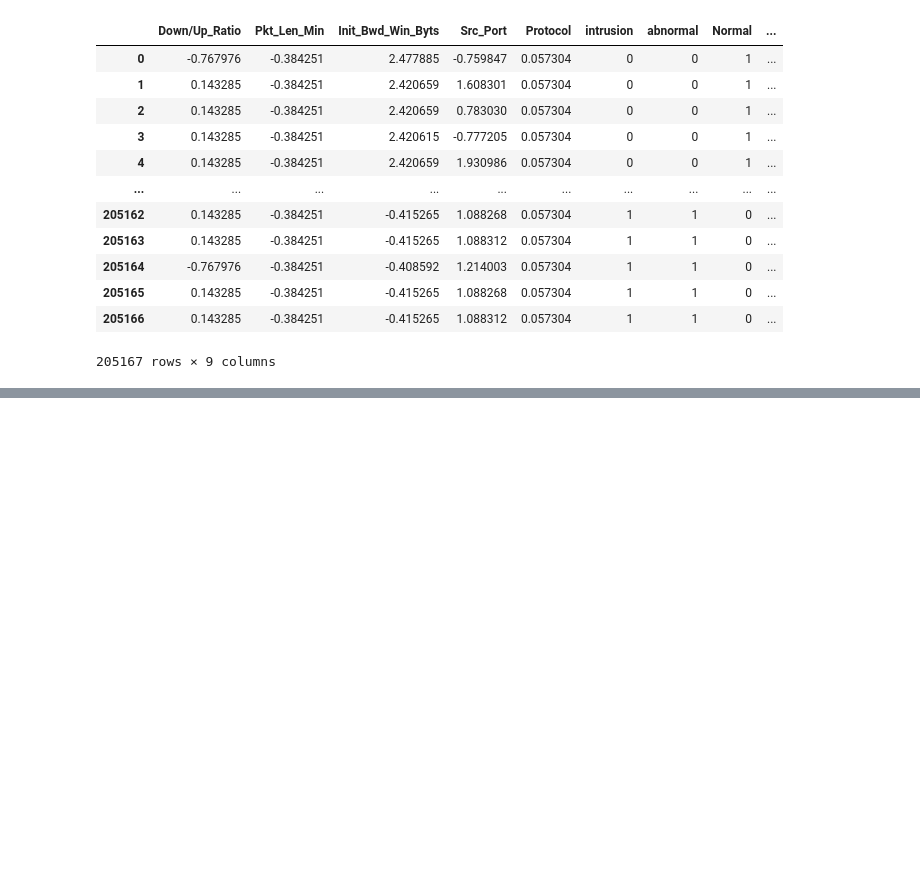
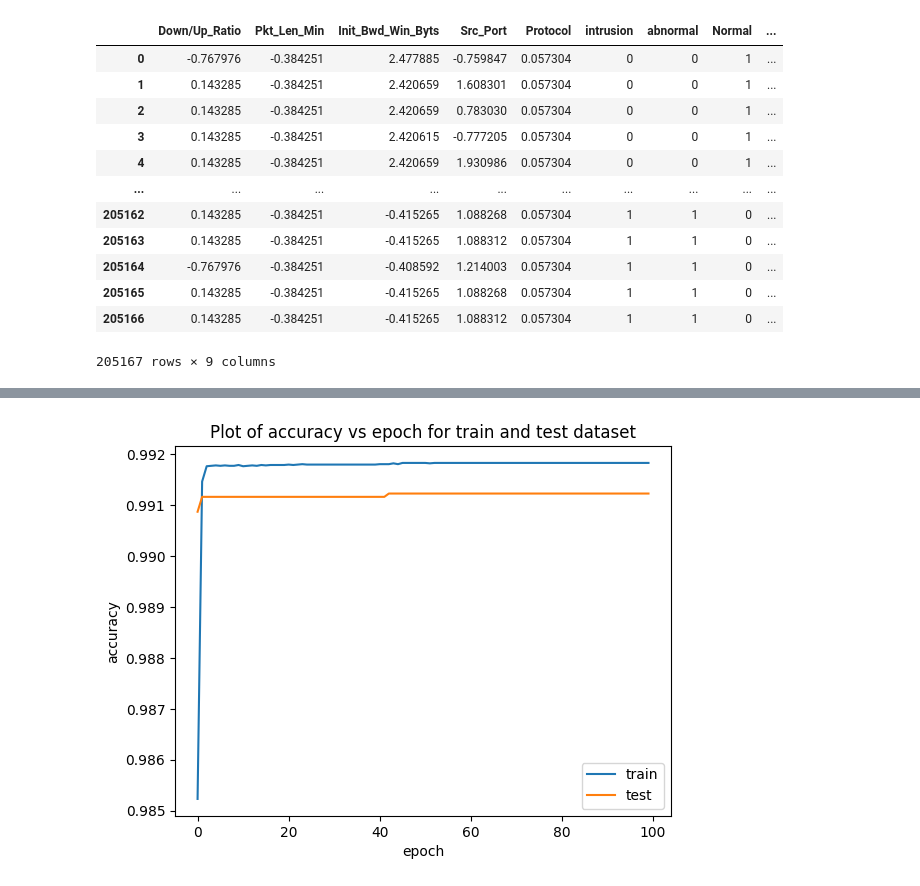
Before and after one commit to Nardy07/majorproj, a Jupyter notebook: binary_class.ipynb, the cells around one changed output, grey strips where cells are left out. Saved outputs shown, nothing was run; the diff lists cells and outputs as text; code cells hidden in the pictures; blank space fills up the shorter version.

```diff
--- a/binary_class.ipynb
+++ b/binary_class.ipynb
@@ -338,2 +322,4 @@ X
+# %%
+y_train=np.array(y_train)
 # %%
-x_train = np.reshape(X_train, (X_train.shape[0],X_train.shape[1],1))
+x_train = np.reshape(X_train, (X_train.shape[0],1,X_train.shape[1]))
@@ -341,7 +331,7 @@ x_train = np.reshape(X_train, (X_train.shape[0],X_train.shape[1],1))
 lst = Sequential() # initializing model
 
 # input layer and LSTM layer with 50 neurons
-lst.add(LSTM(units=50, return_sequences=True, input_shape=(x_train.shape[1],1)))
+lst.add(LSTM(units=50,input_dim=5))
 # outpute layer with sigmoid activation
 lst.add(Dense(1, activation='sigmoid'))
 # %%
@@ -366,6 +356,6 @@ Non-trainable params: 0 (0.00 Byte)
 _________________________________________________________________
 # %%
 # training the model on training dataset
-history = lst.fit(x_train, y_train, epochs=100, batch_size=100,validation_split=0.2)
+history = lst.fit(x_train, y_train, epochs=100, batch_size=16,validation_split=0.2)
 # %% [output]
 Epoch 1/100
@@ -387,0 +430,12 @@ Epoch 42/100
+# %%
+# Plot of accuracy vs epoch of train and test dataset
+plt.plot(history.history['accuracy'])
+plt.plot(history.history['val_accuracy'])
+plt.title("Plot of accuracy vs epoch for train and test dataset")
+plt.ylabel('accuracy')
+plt.xlabel('epoch')
+plt.legend(['train', 'test'], loc='best')
+plt.savefig('lstm_binary_accuracy.png')
+plt.show()
+# %% [output]
+[figure, added]
```
Also changed, not shown: parts of 19 cells of this notebook.
